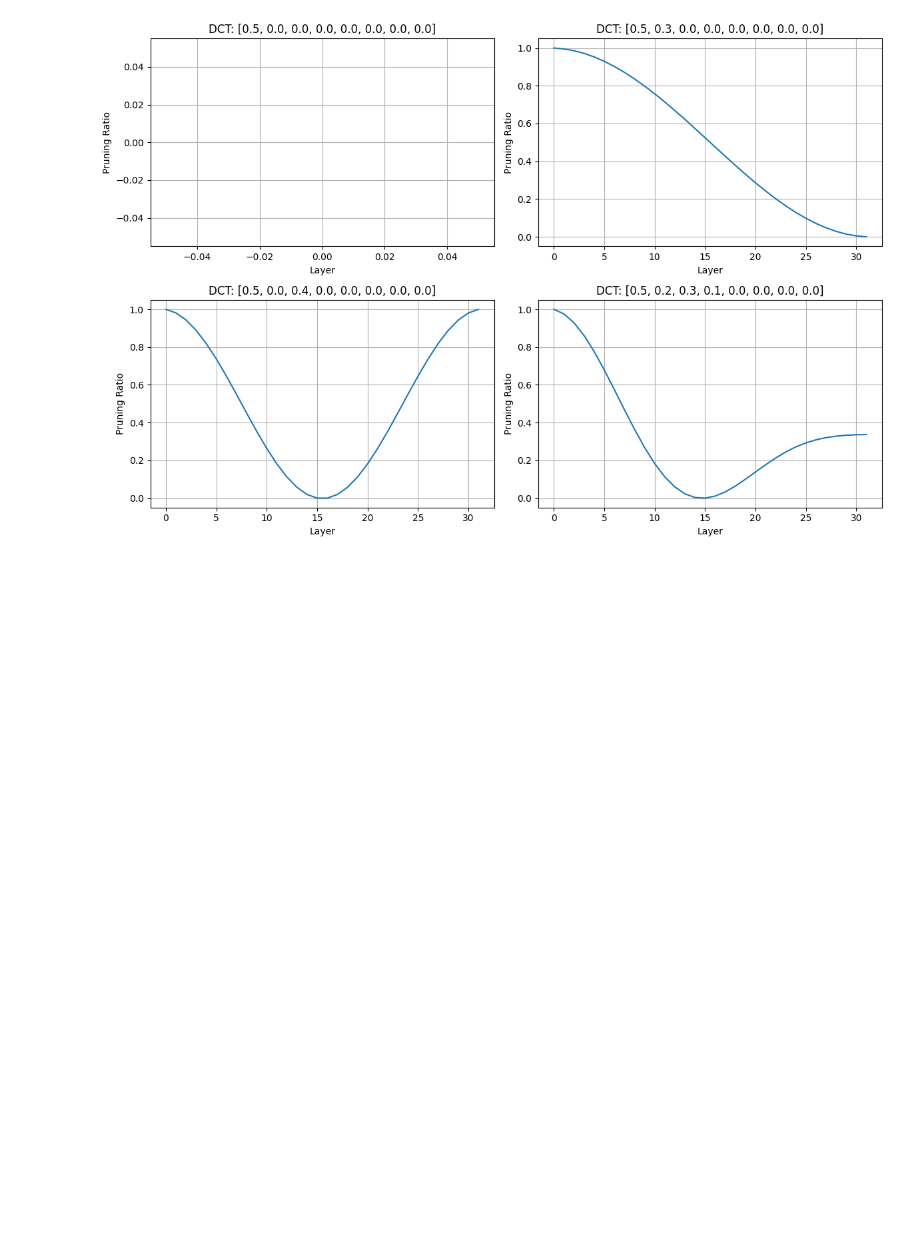
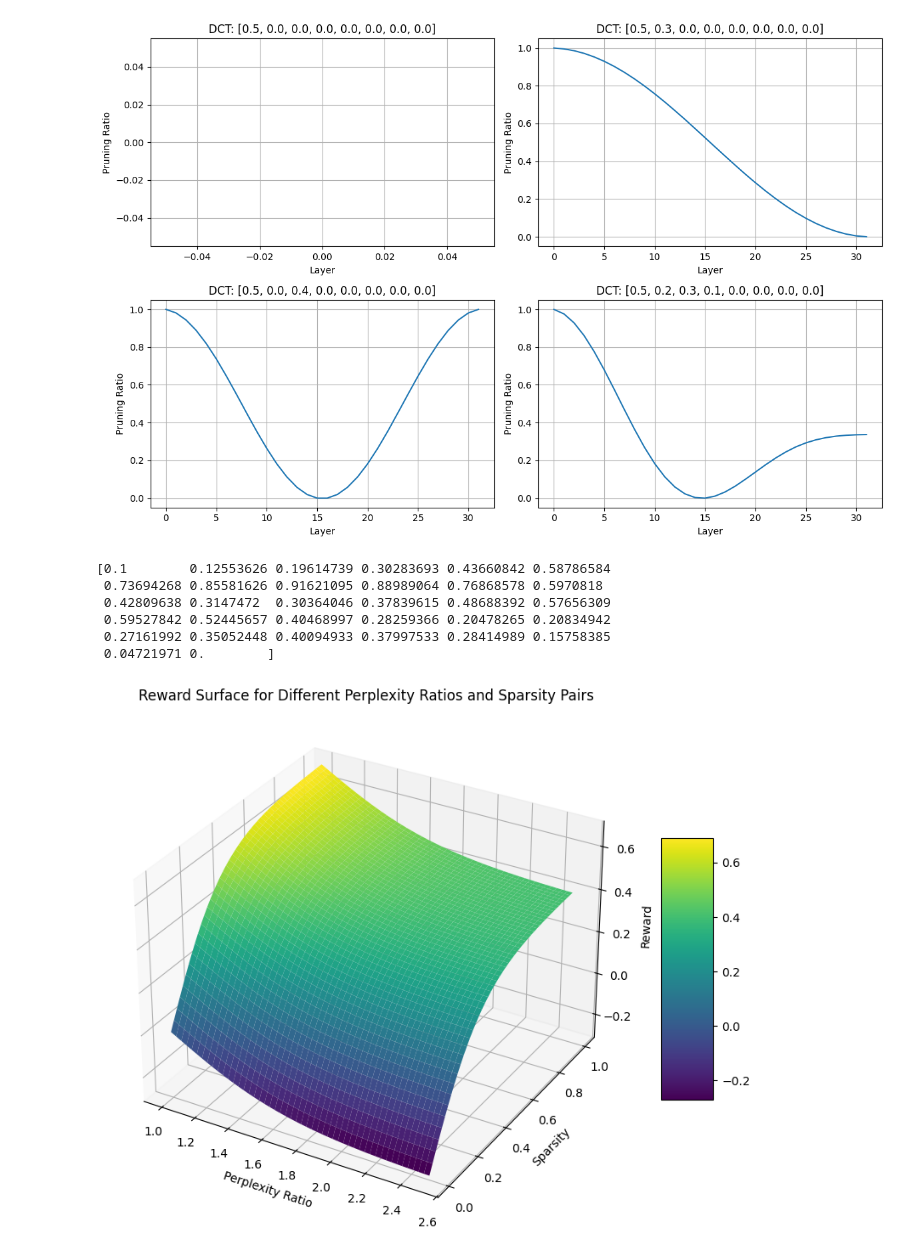
Before and after one commit to jakub-szafranski/rlp, a Jupyter notebook: aa.ipynb, the cells around one changed output. Cells and saved outputs as stored; diff of their text form; code cells hidden in the pictures; blank space fills up the shorter version.

```diff
--- a/aa.ipynb
+++ b/aa.ipynb
@@ -169,3 +169,68 @@ plt.tight_layout()
 plt.show()
 # %% [output]
 [figure]
+# %%
+import numpy as np
+from scipy.interpolate import CubicSpline
+def get_layer_ratios(action_vector, num_layers=32, num_control_points=8):
+    """
+    Convert 8 control point actions to 32 layer pruning ratios using cubic spline.
+
+    Args:
+        action_vector (np.array): Shape (num_control_points,). Values in [0, 1].
+    Returns:
+        np.array: Shape (num_layers,). Pruning ratios for each layer.
+    """
+    x_control = np.linspace(0, num_layers - 1, num_control_points)
+    x_query = np.arange(num_layers)
+    cs = CubicSpline(x_control, action_vector, bc_type='clamped')
+    layer_ratios = cs(x_query)
+    layer_ratios = np.clip(layer_ratios, 0.0, 1.0)
+    return layer_ratios
+
+av = np.array([0.1, 0.5, 0.9, 0.3, 0.6, 0.2, 0.4, 0.0])
+lr = get_layer_ratios(av)
+print(lr)
+# %% [output]
+[0.1        0.12553626 0.19614739 0.30283693 0.43660842 0.58786584
+ 0.73694268 0.85581626 0.91621095 0.88989064 0.76868578 0.5970818
+ 0.42809638 0.3147472  0.30364046 0.37839615 0.48688392 0.57656309
+ 0.59527842 0.52445657 0.40468997 0.28259366 0.20478265 0.20834942
+ 0.27161992 0.35052448 0.40094933 0.37997533 0.28414989 0.15758385
+ 0.04721971 0.        ]
+# %%
+import numpy as np
+import matplotlib.pyplot as plt
+from mpl_toolkits.mplot3d import Axes3D
+from rl.reward import PerplexityReward
+
+# Create reward calculator
+reward_calc = PerplexityReward(quality_weight=0.3, ppl_sensitivity=1.5, sparsity_sensitivity=3.0)
+
+# Assume baseline perplexity
+baseline_ppl = 10.0
+
+# Vary perplexity ratio and sparsity
+ratios = np.linspace(1.0, 2.5, 50)
+sparsities = np.linspace(0, 1, 50)
+
+RR, SS = np.meshgrid(ratios, sparsities)
+rewards = np.zeros_like(RR)
+
+for i in range(RR.shape[0]):
+    for j in range(RR.shape[1]):
+        pruned_ppl = RR[i, j] * baseline_ppl
+        rewards[i, j] = reward_calc.compute_reward(pruned_ppl, baseline_ppl, SS[i, j])
+
+# Plot 3D surface
+fig = plt.figure(figsize=(10, 8))
+ax = fig.add_subplot(111, projection='3d')
+surf = ax.plot_surface(RR, SS, rewards, cmap='viridis', edgecolor='none')
+ax.set_xlabel('Perplexity Ratio')
+ax.set_ylabel('Sparsity')
+ax.set_zlabel('Reward')
+ax.set_title('Reward Surface for Different Perplexity Ratios and Sparsity Pairs')
+fig.colorbar(surf, ax=ax, shrink=0.5, aspect=5)
+plt.show()
+# %% [output]
+[figure, added]
```
Also changed, not shown: parts of 3 cells of this notebook, 2 other files.
